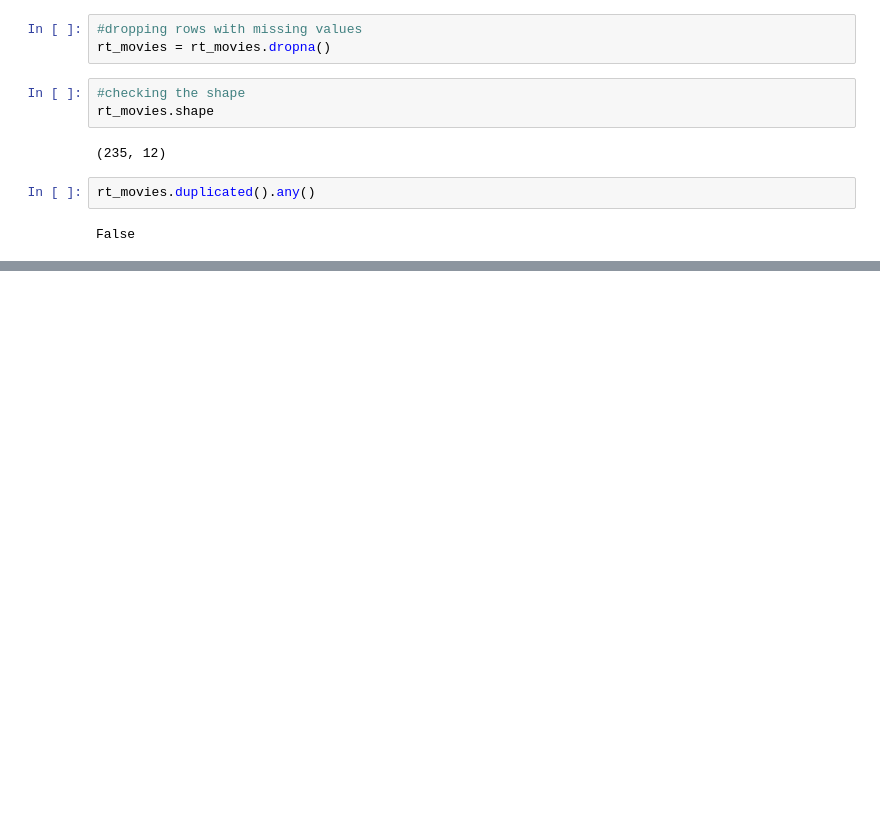
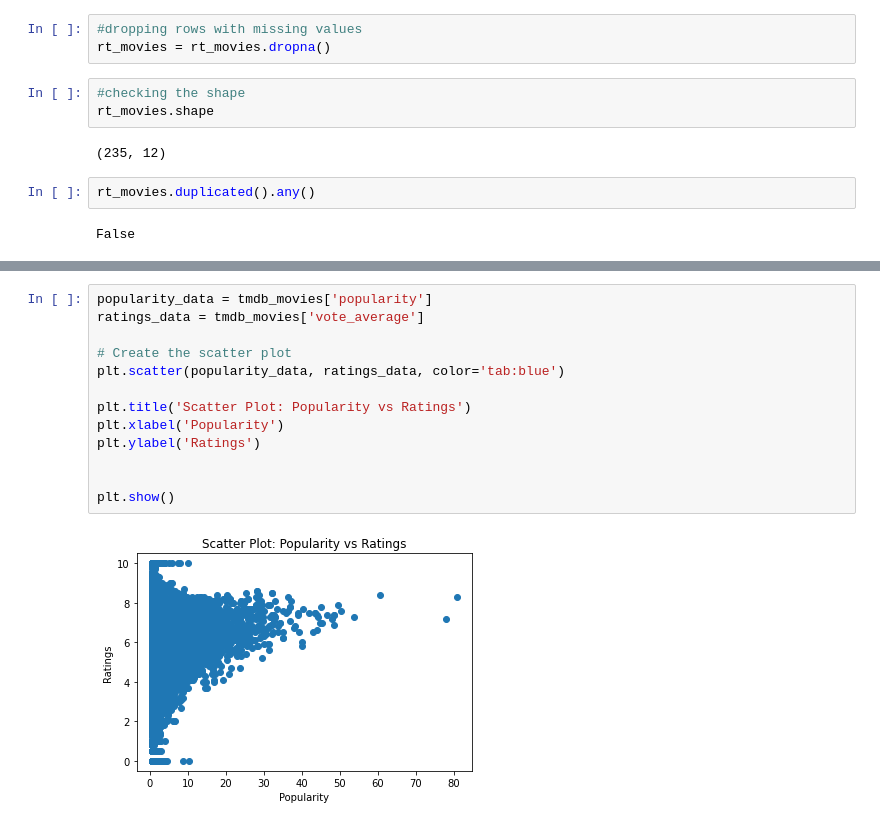
Before and after one commit to MercyKiragu/MICROSOFT-MOVIES-STUDIO, a Jupyter notebook: student.ipynb, the cells around one changed output, grey strips where cells are left out. Saved outputs shown, nothing was run; the diff lists cells and outputs as text; blank space fills up the shorter version.

```diff
--- a/student.ipynb
+++ b/student.ipynb
@@ -588,0 +978,15 @@ False
+# %%
+popularity_data = tmdb_movies['popularity']
+ratings_data = tmdb_movies['vote_average']
+
+# Create the scatter plot
+plt.scatter(popularity_data, ratings_data, color='tab:blue')
+
+plt.title('Scatter Plot: Popularity vs Ratings')
+plt.xlabel('Popularity')
+plt.ylabel('Ratings')
+
+
+plt.show()
+# %% [output]
+[figure, added]
```
Also changed, not shown: parts of 58 cells of this notebook.
